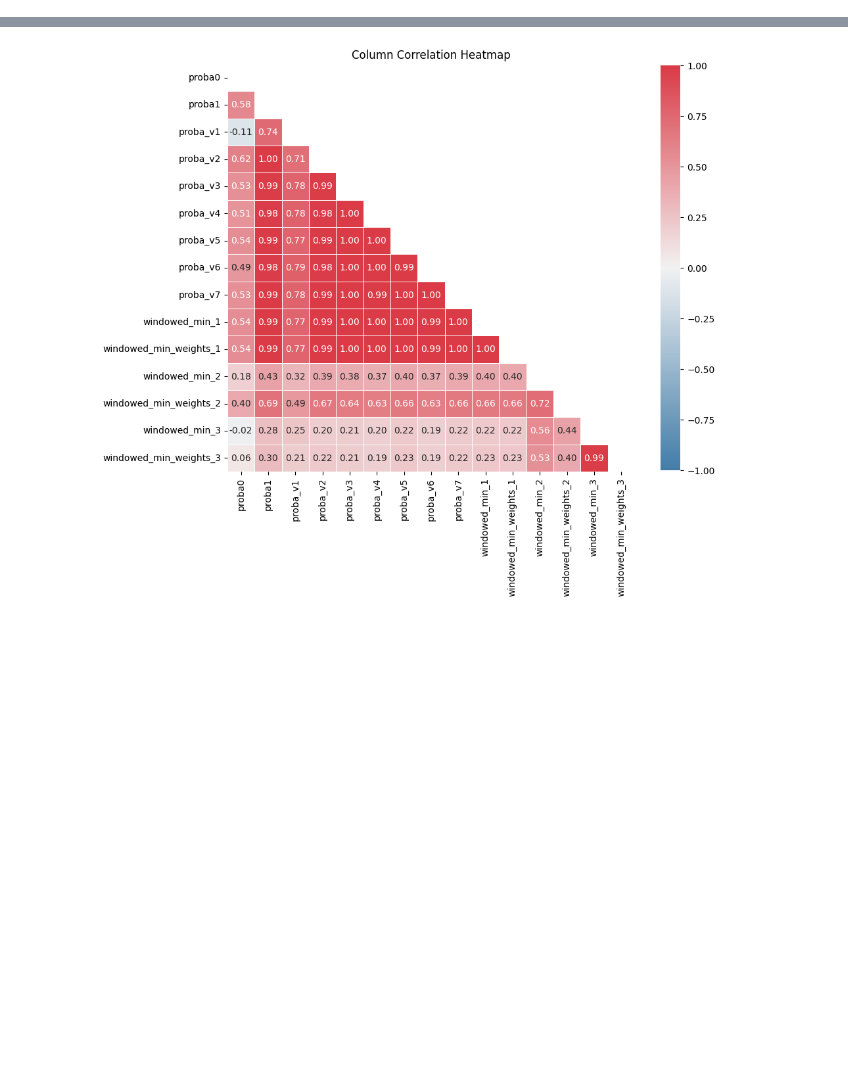
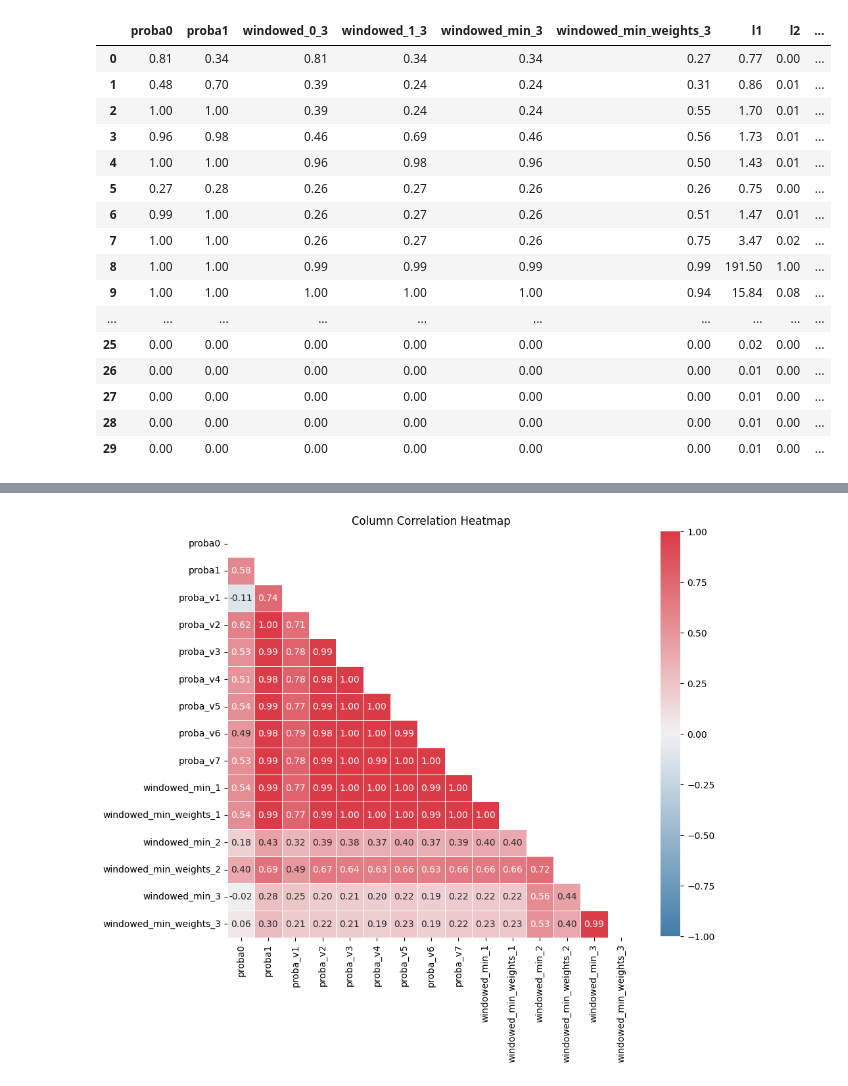
Before and after one commit to faizanahemad/prevent-memorisation, a Jupyter notebook: Investigate-Copy1.ipynb, the cells around one changed output, grey strips where cells are left out. Drawn from its saved outputs; the diff is of its cells as text; code cells hidden in the pictures; blank space fills up the shorter version.

```diff
--- a/Investigate-Copy1.ipynb
+++ b/Investigate-Copy1.ipynb
@@ -138,7 +130,7 @@ N_FOLD=2
 
 max_target_length=128
 padding="max_length"
-proba_columns = ["proba_v3", "proba_v4_10_epoch", "proba_v4_8_epoch", "proba_v5", "proba_v6", "proba_v7", "proba_v8", "proba_tv_approx_cumulative_windowed"]
+proba_columns = ["proba_v3", "proba_v4_10_epoch", "proba_v4_8_epoch",  "proba_v7", "proba_v8", "proba_tv_approx_cumulative_windowed", "inverted_jsd"]
 
 
 # seed = 42
@@ -284,6 +411,7 @@ df
 # %%
-np.prod(df["proba0"].head(10))
-np.prod(df["proba1"].head(10))
+nSeq=30
+np.prod(df["proba0"].head(nSeq))
+np.prod(df["proba1"].head(nSeq))
 
 def cumulative_product_window(array, window):
     # Create an array with the same size as the input array
@@ -297,13 +425,13 @@ def cumulative_product_window(array, window):
         result[i] = np.prod(padded_array[i:i + window])
 
     return result
-check_df = df.head(10)
+check_df = df[["proba0", "proba1"]].head(nSeq)
 
 def min_together(arr1, arr2, window):
     arr1_cp = cumulative_product_window(arr1, window)
     arr2_cp = cumulative_product_window(arr2, window)
 
-    min_cp = 1 - 0.5 * np.abs(arr1_cp - arr2_cp)
+    min_cp = np.minimum(arr1_cp, arr2_cp)
     # min_cp = np.sqrt(arr1_cp * arr2_cp) *  min_cp**1
     return min_cp
 
@@ -318,16 +446,56 @@ def windowed_minculator(arr1, arr2, window):
     return result # / np.mean(result)
 
 
-window = 1
+# window = 1
+# check_df[f"windowed_min_{window}"] = min_together(check_df["proba0"].values, check_df["proba1"].values, window)
+# check_df[f"windowed_min_weights_{window}"] = windowed_minculator(check_df["proba0"].values, check_df["proba1"].values, window)
+
+# window = 2
+# check_df[f"windowed_min_{window}"] = min_together(check_df["proba0"].values, check_df["proba1"].values, window)
+# check_df[f"windowed_min_weights_{window}"] = windowed_minculator(check_df["proba0"].values, check_df["proba1"].values, window)
+
+import math
+
+def series_sigmoid(row):
+    return [sigmoid(i) for i in row.values]
+def sigmoid(x):
+    return 1 / (1 + math.exp(-x))
+
+def apply_on_series(fn):
+    def applicator(row):
+        return fn(row.values)
+    return applicator
+def fit_in_zero_one_range_min_max(initial_array):
+    initial_array = np.array(initial_array)
+
+    # Normalize the initial array
+    min_value = initial_array.min()
+    range_value = initial_array.max() - min_value
+    normalized_array = (initial_array - min_value) / range_value
+
+    # Scale the normalized array to the desired range (0.01 to 1)
+    min_mapped_value = 0.001
+    max_mapped_value = 1
+    mapped_array = normalized_array * (max_mapped_value - min_mapped_value) + min_mapped_value
+    return mapped_array
+
+window = 3
+check_df[f"windowed_0_{window}"] = cumulative_product_window(check_df["proba0"].values, window)
+check_df[f"windowed_1_{window}"] = cumulative_product_window(check_df["proba1"].values, window)
 check_df[f"windowed_min_{window}"] = min_together(check_df["proba0"].values, check_df["proba1"].values, window)
 check_df[f"windowed_min_weights_{window}"] = windowed_minculator(check_df["proba0"].values, check_df["proba1"].values, window)
+# check_df
+# check_df
+# check_df.apply(np.log)
+# check_df
+# check_df = check_df.apply(lambda x: np.abs(1/np.log(x)))
 
-window = 2
-check_df[f"windowed_min_{window}"] = min_together(check_df["proba0"].values, check_df["proba1"].values, window)
-check_df[f"windowed_min_weights_{window}"] = windowed_minculator(check_df["proba0"].values, check_df["proba1"].values, window)
+check_df["l1"] = check_df.apply(lambda x: np.abs(1/np.log(x)))["windowed_min_weights_3"]
+check_df["l2"] = check_df.apply(lambda x: np.abs(1/np.log(x))).apply(apply_on_series(fit_in_zero_one_range_min_max))["windowed_min_weights_3"]
+check_df["l3"] = check_df.apply(apply_on_series(fit_in_zero_one_range_min_max))["windowed_min_weights_3"]
 
-
-window = 3
-check_df[f"windowed_min_{window}"] = min_together(check_df["proba0"].values, check_df["proba1"].values, window)
-check_df[f"windowed_min_weights_{window}"] = windowed_minculator(check_df["proba0"].values, check_df["proba1"].values, window)
+# check_df = check_df.apply(lambda x: np.abs(1/np.log(x))).apply(apply_on_series(fit_in_zero_one_range_min_max))
+check_df["labels"] = df.head(nSeq)["labels"]
+check_df
+# check_df.apply(np.log).apply(series_sigmoid)
 # %% [output]
@@ -353 +504,18 @@ See the caveats in the documentation: https://pandas.pydata.org/pandas-docs/stab
+|  | proba0 | proba1 | windowed_0_3 | windowed_1_3 | windowed_min_3 | windowed_min_weights_3 | l1 | l2 | ... |
+| 0 | 0.81 | 0.34 | 0.81 | 0.34 | 0.34 | 0.27 | 0.77 | 0.00 | ... |
+| 1 | 0.48 | 0.70 | 0.39 | 0.24 | 0.24 | 0.31 | 0.86 | 0.01 | ... |
+| 2 | 1.00 | 1.00 | 0.39 | 0.24 | 0.24 | 0.55 | 1.70 | 0.01 | ... |
+| 3 | 0.96 | 0.98 | 0.46 | 0.69 | 0.46 | 0.56 | 1.73 | 0.01 | ... |
+| 4 | 1.00 | 1.00 | 0.96 | 0.98 | 0.96 | 0.50 | 1.43 | 0.01 | ... |
+| 5 | 0.27 | 0.28 | 0.26 | 0.27 | 0.26 | 0.26 | 0.75 | 0.00 | ... |
+| 6 | 0.99 | 1.00 | 0.26 | 0.27 | 0.26 | 0.51 | 1.47 | 0.01 | ... |
+| 7 | 1.00 | 1.00 | 0.26 | 0.27 | 0.26 | 0.75 | 3.47 | 0.02 | ... |
+| 8 | 1.00 | 1.00 | 0.99 | 0.99 | 0.99 | 0.99 | 191.50 | 1.00 | ... |
+| 9 | 1.00 | 1.00 | 1.00 | 1.00 | 1.00 | 0.94 | 15.84 | 0.08 | ... |
+| ... | ... | ... | ... | ... | ... | ... | ... | ... | ... |
+| 25 | 0.00 | 0.00 | 0.00 | 0.00 | 0.00 | 0.00 | 0.02 | 0.00 | ... |
+| 26 | 0.00 | 0.00 | 0.00 | 0.00 | 0.00 | 0.00 | 0.01 | 0.00 | ... |
+| 27 | 0.00 | 0.00 | 0.00 | 0.00 | 0.00 | 0.00 | 0.01 | 0.00 | ... |
+| 28 | 0.00 | 0.00 | 0.00 | 0.00 | 0.00 | 0.00 | 0.01 | 0.00 | ... |
+| 29 | 0.00 | 0.00 | 0.00 | 0.00 | 0.00 | 0.00 | 0.01 | 0.00 | ... |
 # %%
```
Also changed, not shown: parts of 12 cells of this notebook, 6 other files.
